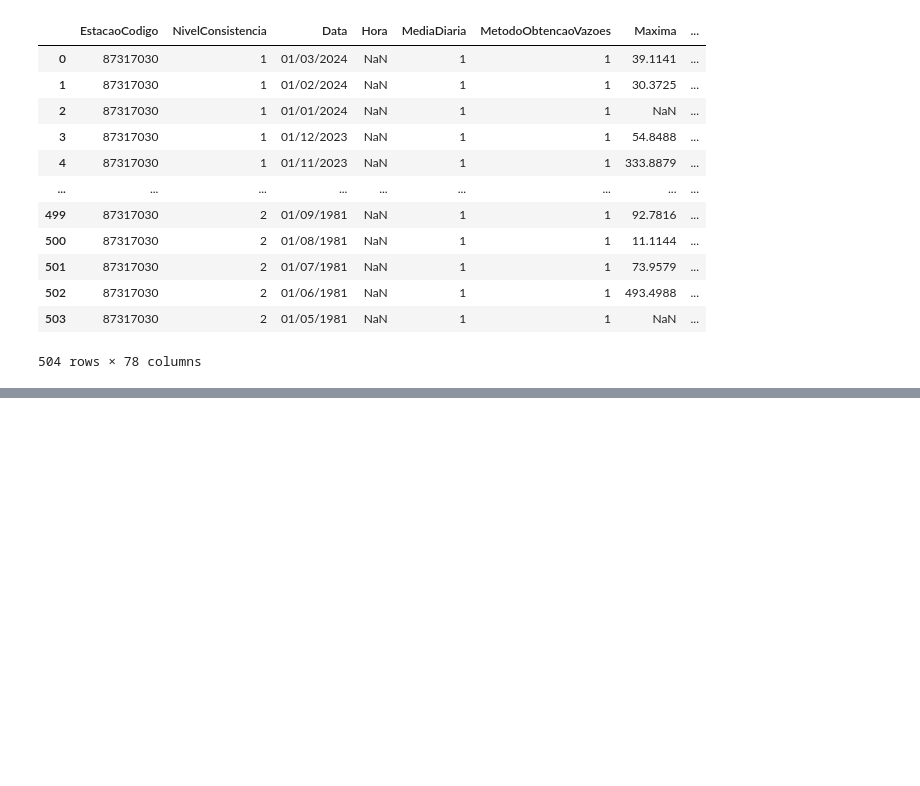
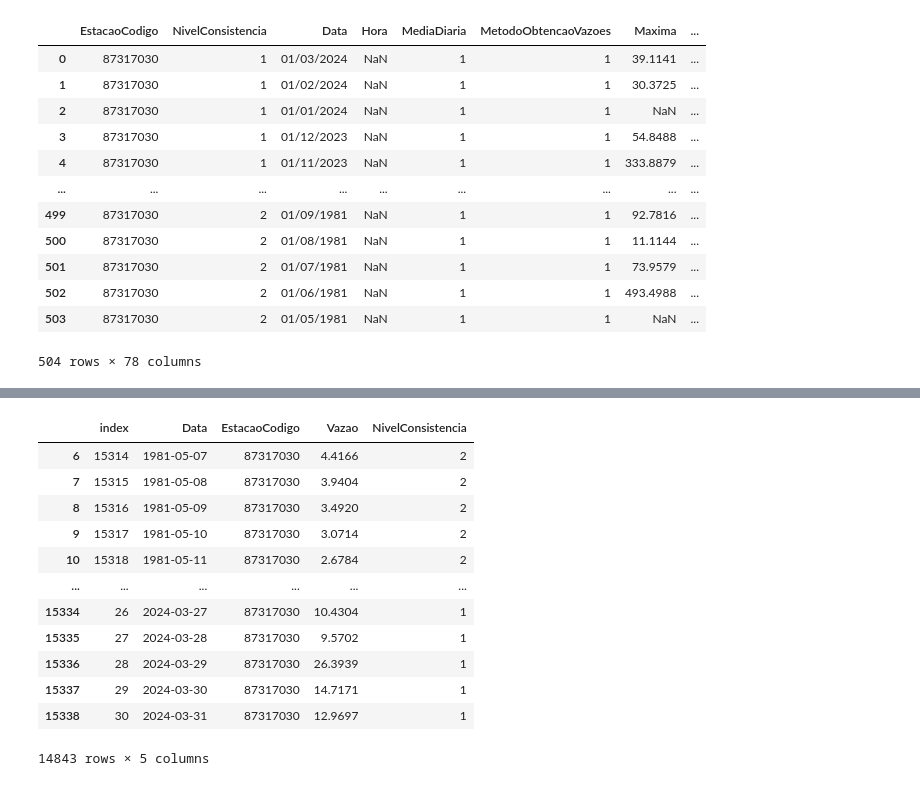
Before and after one commit to daphnecalazans/ENS410064-, a Jupyter notebook: 2024/notebook/Trabalho.ipynb, the cells around one changed output, grey strips where cells are left out. Cells and saved outputs as stored; diff of their text form; code cells hidden in the pictures; blank space fills up the shorter version.

```diff
--- a/2024/notebook/Trabalho.ipynb
+++ b/2024/notebook/Trabalho.ipynb
@@ -135,0 +127,17 @@ def nc(df):
+# %%
+df_corrigido = df_corrigido.dropna(subset=['Vazao'])
+df_corrigido
+# %% [output]
+|  | index | Data | EstacaoCodigo | Vazao | NivelConsistencia |
+| 6 | 15314 | 1981-05-07 | 87317030 | 4.4166 | 2 |
+| 7 | 15315 | 1981-05-08 | 87317030 | 3.9404 | 2 |
+| 8 | 15316 | 1981-05-09 | 87317030 | 3.4920 | 2 |
+| 9 | 15317 | 1981-05-10 | 87317030 | 3.0714 | 2 |
+| 10 | 15318 | 1981-05-11 | 87317030 | 2.6784 | 2 |
+| ... | ... | ... | ... | ... | ... |
+| 15334 | 26 | 2024-03-27 | 87317030 | 10.4304 | 1 |
+| 15335 | 27 | 2024-03-28 | 87317030 | 9.5702 | 1 |
+| 15336 | 28 | 2024-03-29 | 87317030 | 26.3939 | 1 |
+| 15337 | 29 | 2024-03-30 | 87317030 | 14.7171 | 1 |
+| 15338 | 30 | 2024-03-31 | 87317030 | 12.9697 | 1 |
+14843 rows × 5 columns
```
Also changed, not shown: parts of 7 cells of this notebook, 8 other files.
